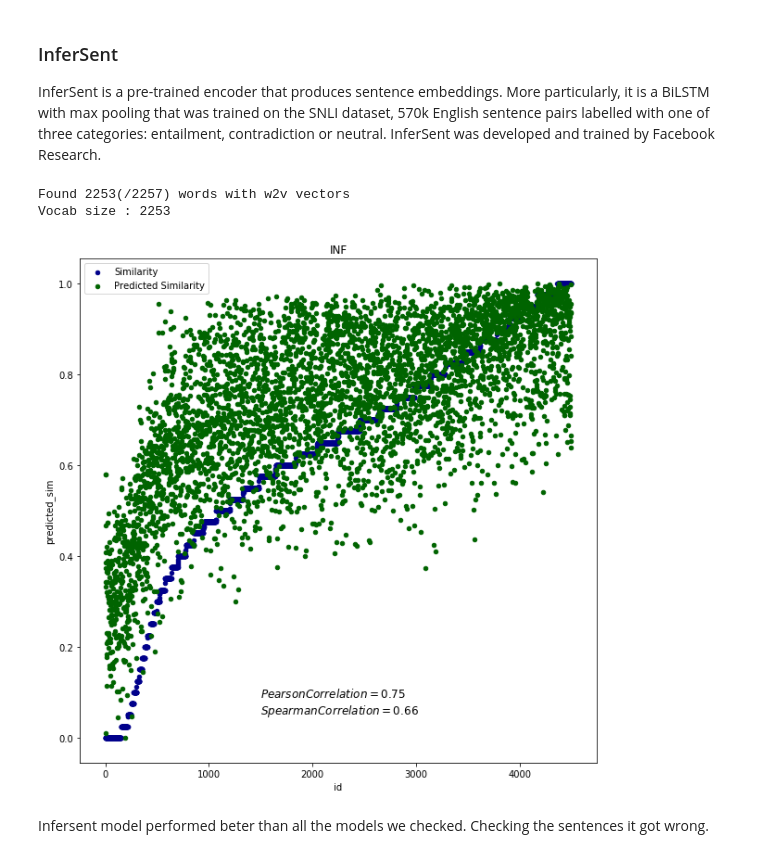
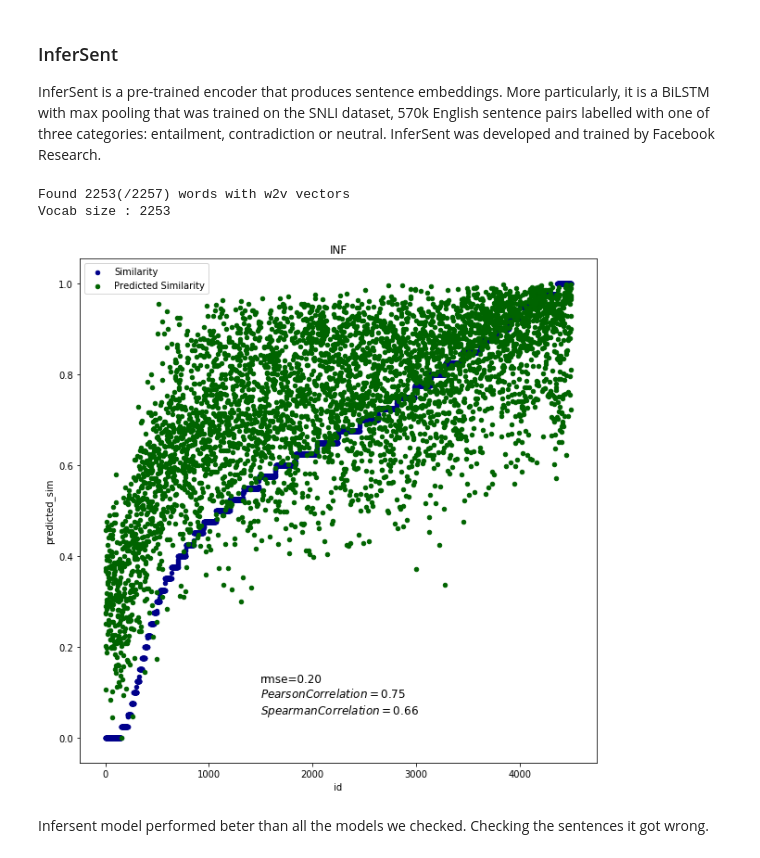
Before and after one commit to TharinduDR/Simple-Sentence-Similarity, a Jupyter notebook: Sentence Similarity.ipynb, the cells around one changed output. Drawn from its saved outputs; the diff is of its cells as text; code cells hidden in the pictures.

Commit message:
012:Added rmse value

```diff
--- a/Sentence Similarity.ipynb
+++ b/Sentence Similarity.ipynb
@@ -239,11 +242,12 @@ column = 0
 sick_train = normalize(sick_train, ["sim"])
 for i in range(0, 4):
     sims, topic = run_experiment(sick_train, benchmarks[i])
+    sick_train['predicted_sim'] = pd.Series(sims).values
+    sick_train = normalize(sick_train, ["predicted_sim"])
     pearson_correlation = scipy.stats.pearsonr(sims, sick_train['sim'])[0]
     spearman_correlation = scipy.stats.spearmanr(sims, sick_train['sim'])[0]
-    textstr = '$Pearson Correlation=%.2f$\n$Spearman Correlation=%.2f$'%(pearson_correlation, spearman_correlation)
-    sick_train['predicted_sim'] = pd.Series(sims).values
-    sick_train = normalize(sick_train, ["predicted_sim"])
+    rmse = sqrt(mean_squared_error(sick_train['predicted_sim'], sick_train['sim']))
+    textstr = 'rmse=%.2f\n$Pearson Correlation=%.2f$\n$Spearman Correlation=%.2f$'%(rmse, pearson_correlation, spearman_correlation)
     sick_train = sick_train.sort_values('sim')
     id = list(range(0, len(sick_train.index)))
     sick_train['id'] = pd.Series(id).values
@@ -298,11 +302,12 @@ column = 0
 sts_dev = normalize(sts_dev, ["sim"])
 for i in range(0, 4):
     sims, topic = run_experiment(sts_dev, benchmarks[i])
+    sts_dev['predicted_sim'] = pd.Series(sims).values
+    sts_dev = normalize(sts_dev, ["predicted_sim"])
     pearson_correlation = scipy.stats.pearsonr(sims, sts_dev['sim'])[0]
     spearman_correlation = scipy.stats.spearmanr(sims, sts_dev['sim'])[0]
-    textstr = '$Pearson Correlation=%.2f$\n$Spearman Correlation=%.2f$'%(pearson_correlation, spearman_correlation)
-    sts_dev['predicted_sim'] = pd.Series(sims).values
-    sts_dev = normalize(sts_dev, ["predicted_sim"])
+    rmse = sqrt(mean_squared_error(sts_dev['predicted_sim'], sts_dev['sim']))
+    textstr = 'rmse=%.2f\n$Pearson Correlation=%.2f$\n$Spearman Correlation=%.2f$'%(rmse, pearson_correlation, spearman_correlation)
     sts_dev = sts_dev.sort_values('sim')
     id = list(range(0, len(sts_dev.index)))
     sts_dev['id'] = pd.Series(id).values
@@ -344,11 +349,12 @@ column = 0
 sick_train = normalize(sick_train, ["sim"])
 for i in range(0, 2):
     sims, topic = run_experiment(sick_train, benchmarks[i])
+    sick_train['predicted_sim'] = pd.Series(sims).values
+    sick_train = normalize(sick_train, ["predicted_sim"])
     pearson_correlation = scipy.stats.pearsonr(sims, sick_train['sim'])[0]
     spearman_correlation = scipy.stats.spearmanr(sims, sick_train['sim'])[0]
-    textstr = '$Pearson Correlation=%.2f$\n$Spearman Correlation=%.2f$'%(pearson_correlation, spearman_correlation)
-    sick_train['predicted_sim'] = pd.Series(sims).values
-    sick_train = normalize(sick_train, ["predicted_sim"])
+    rmse = sqrt(mean_squared_error(sick_train['predicted_sim'], sick_train['sim']))
+    textstr = 'rmse=%.2f\n$Pearson Correlation=%.2f$\n$Spearman Correlation=%.2f$'%(rmse, pearson_correlation, spearman_correlation)
     sick_train = sick_train.sort_values('sim')
     id = list(range(0, len(sick_train.index)))
     sick_train['id'] = pd.Series(id).values
@@ -398,11 +404,13 @@ column = 0
 sts_dev = normalize(sts_dev, ["sim"])
 for i in range(0, 2):
     sims, topic = run_experiment(sts_dev, benchmarks[i])
+    sts_dev['predicted_sim'] = pd.Series(sims).values
+    sts_dev = normalize(sts_dev, ["predicted_sim"])
     pearson_correlation = scipy.stats.pearsonr(sims, sts_dev['sim'])[0]
     spearman_correlation = scipy.stats.spearmanr(sims, sts_dev['sim'])[0]
-    textstr = '$Pearson Correlation=%.2f$\n$Spearman Correlation=%.2f$'%(pearson_correlation, spearman_correlation)
-    sts_dev['predicted_sim'] = pd.Series(sims).values
-    sts_dev = normalize(sts_dev, ["predicted_sim"])
+    rmse = sqrt(mean_squared_error(sts_dev['predicted_sim'], sts_dev['sim']))
+    textstr = 'rmse=%.2f\n$Pearson Correlation=%.2f$\n$Spearman Correlation=%.2f$'%(rmse, pearson_correlation, spearman_correlation)
+
     sts_dev = sts_dev.sort_values('sim')
     id = list(range(0, len(sts_dev.index)))
     sts_dev['id'] = pd.Series(id).values
@@ -463,30 +471,32 @@ benchmarks = [ ("INF", ft.partial(run_inf_benchmark, infersent=model))]
 # %%
 import scipy
 import matplotlib.pyplot as plt
 from preprocessing.normalize import normalize
 import pandas as pd
 from utility.run_experiment import run_experiment
 
 sick_train = normalize(sick_train, ["sim"])
 for i in range(0, 1):
     sims, topic = run_experiment(sick_train, benchmarks[i])
+    sick_train['predicted_sim'] = pd.Series(sims).values
+    sick_train = normalize(sick_train, ["predicted_sim"])
     pearson_correlation = scipy.stats.pearsonr(sims, sick_train['sim'])[0]
     spearman_correlation = scipy.stats.spearmanr(sims, sick_train['sim'])[0]
-    textstr = '$Pearson Correlation=%.2f$\n$Spearman Correlation=%.2f$'%(pearson_correlation, spearman_correlation)
-    sick_train['predicted_sim'] = pd.Series(sims).values
-    sick_train = normalize(sick_train, ["predicted_sim"])
+    rmse = sqrt(mean_squared_error(sick_train['predicted_sim'], sick_train['sim']))
+    textstr = 'rmse=%.2f\n$Pearson Correlation=%.2f$\n$Spearman Correlation=%.2f$'%(rmse, pearson_correlation, spearman_correlation)
+
     sick_train = sick_train.sort_values('sim')
     id = list(range(0, len(sick_train.index)))
     sick_train['id'] = pd.Series(id).values
 
 
     ax = sick_train.plot(kind='scatter', x='id', y='sim',color='DarkBlue', label='Similarity', title = topic, figsize=(10,10));
     sick_train.plot(kind='scatter', x='id', y='predicted_sim', color='DarkGreen', label='Predicted Similarity', ax=ax);
     ax.text(1500, 0.05, textstr, fontsize=12)
 # %% [output]
 Found 2253(/2257) words with w2v vectors
 Vocab size : 2253
-[figure, old version]
+[figure, new version]
 # %% [markdown]
 Infersent model performed beter than all the models we checked. Checking the sentences it got wrong.
 # %%
```
Also changed, not shown: parts of 11 cells of this notebook.
